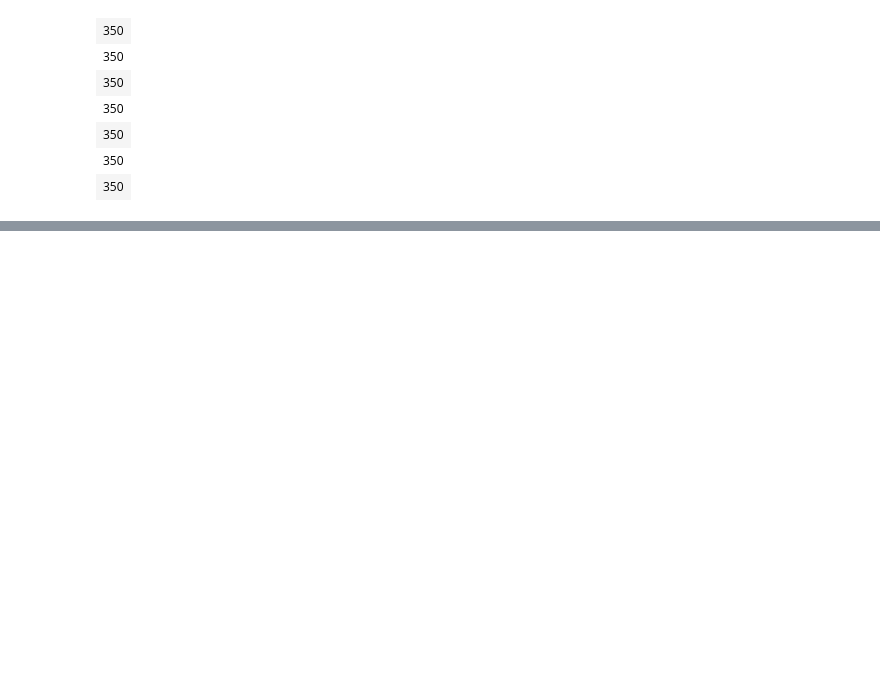
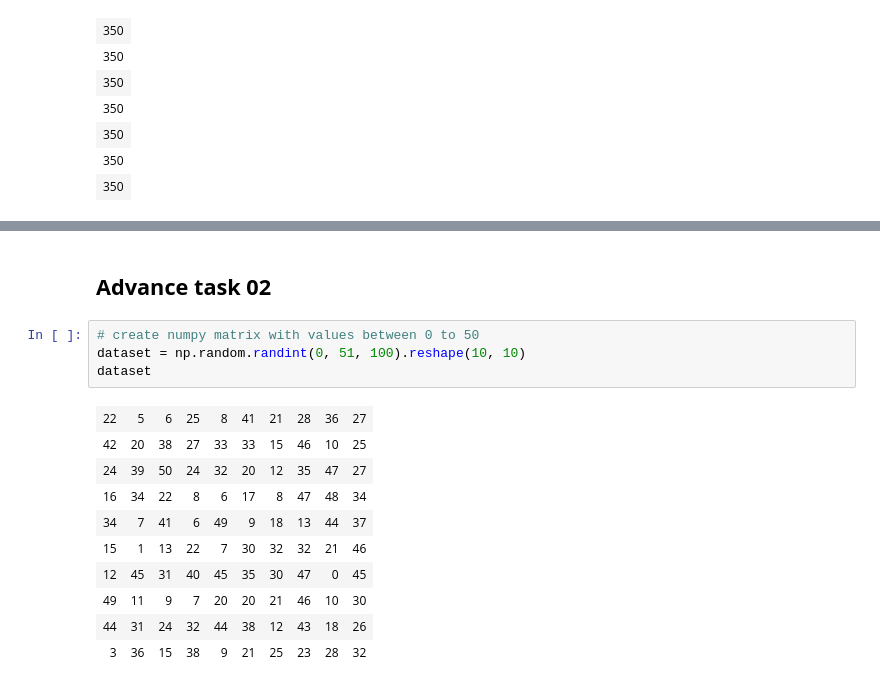
Before and after one commit to savinduthathsara-design/dataanalyticsexercises, a Jupyter notebook: Exercisesset01.ipynb, the cells around one changed output, grey strips where cells are left out. Drawn from its saved outputs; the diff is of its cells as text; blank space fills up the shorter version.

```diff
--- a/Exercisesset01.ipynb
+++ b/Exercisesset01.ipynb
@@ -536,0 +606,17 @@ column_sum
+# %% [markdown]
+## **Advance task 02**
+# %%
+# create numpy matrix with values between 0 to 50
+dataset = np.random.randint(0, 51, 100).reshape(10, 10)
+dataset
+# %% [output]
+| 22 | 5 | 6 | 25 | 8 | 41 | 21 | 28 | 36 | 27 |
+| 42 | 20 | 38 | 27 | 33 | 33 | 15 | 46 | 10 | 25 |
+| 24 | 39 | 50 | 24 | 32 | 20 | 12 | 35 | 47 | 27 |
+| 16 | 34 | 22 | 8 | 6 | 17 | 8 | 47 | 48 | 34 |
+| 34 | 7 | 41 | 6 | 49 | 9 | 18 | 13 | 44 | 37 |
+| 15 | 1 | 13 | 22 | 7 | 30 | 32 | 32 | 21 | 46 |
+| 12 | 45 | 31 | 40 | 45 | 35 | 30 | 47 | 0 | 45 |
+| 49 | 11 | 9 | 7 | 20 | 20 | 21 | 46 | 10 | 30 |
+| 44 | 31 | 24 | 32 | 44 | 38 | 12 | 43 | 18 | 26 |
+| 3 | 36 | 15 | 38 | 9 | 21 | 25 | 23 | 28 | 32 |
```
Also changed, not shown: parts of 15 cells of this notebook, 2 other files.
